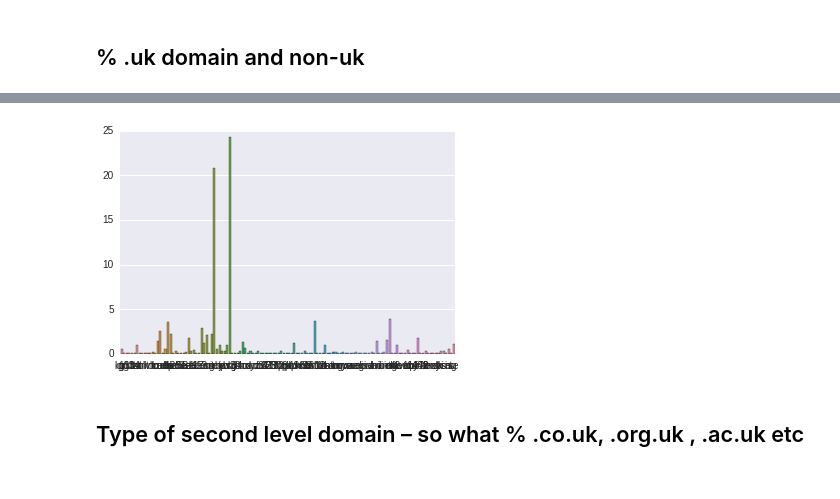
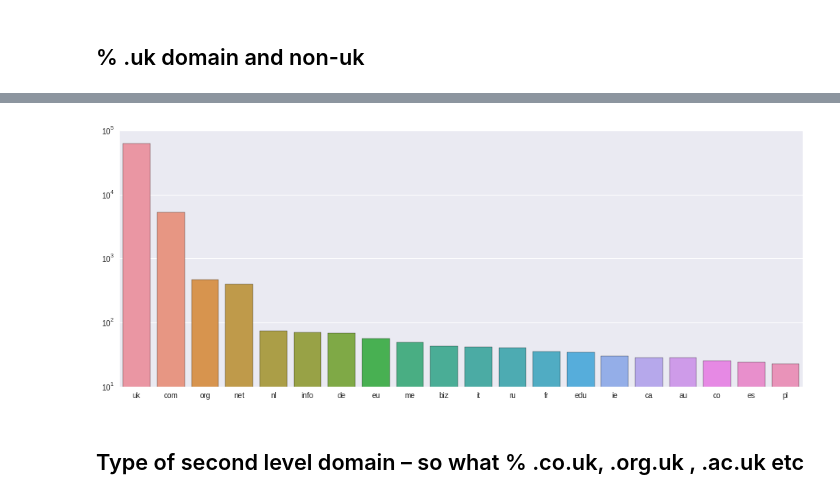
Before and after one commit to ukwa/crawl-analysis, a Jupyter notebook: domain-crawl/2014-domain-crawl-analysis.ipynb, the cells around one changed output, grey strips where cells are left out. Saved outputs shown, nothing was run; the diff lists cells and outputs as text; code cells hidden in the pictures.

```diff
--- a/domain-crawl/2014-domain-crawl-analysis.ipynb
+++ b/domain-crawl/2014-domain-crawl-analysis.ipynb
@@ -125,14 +142,0 @@ The above shows that things are very heavily skewed to `.uk` and `.com`. If we r
-# %%
-non_uk = tlds.copy()
-non_uk.pop("uk")
-non_uk.pop("com")
-non_uk_tld_labels = list(non_uk.keys())
-non_uk_tld_total = sum(list(non_uk.values()))
-non_uk_tld_fractions = [float(value)*100/float(non_uk_tld_total) for value in non_uk.values()]
-non_uk_tld_explode = [1 for l in non_uk_tld_labels]
-
-seaborn.barplot(range(len(non_uk_tld_labels)),non_uk_tld_fractions)#labels=non_uk_tld_labels, shadow=False, explode=non_uk_tld_explode, autopct="%1.1f%%")
-plt.xticks(range(len(non_uk_tld_labels)), non_uk_tld_labels)
-plt.show()
-# %% [output]
-[figure, removed]
@@ -143,2 +143,12 @@ log_non_uk_tld_fractions = [math.log(float(value)/float(non_uk_tld_total)) for v
+# %%
+fig = plt.figure(figsize=(16,6))
+
+seaborn.barplot(range(tldc), tlds_sorted.values()[:tldc])
+
+plt.xticks(range(tldc), tlds_sorted.keys()[:tldc])
+plt.yscale('log')
+plt.show()
+# %% [output]
+[figure, added]
 # %% [markdown]
 ## Type of second level domain – so what % .co.uk, .org.uk , .ac.uk etc
```
Also changed, not shown: parts of 6 cells of this notebook.
